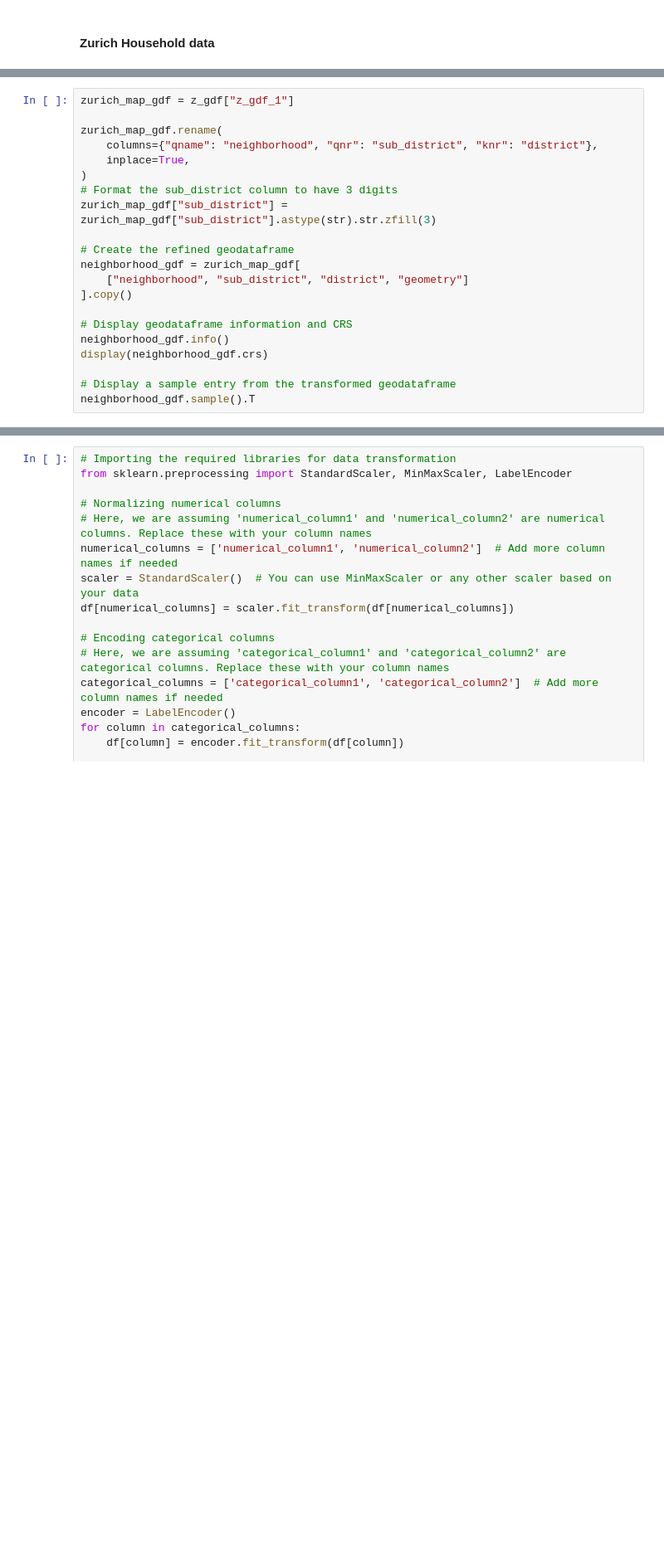
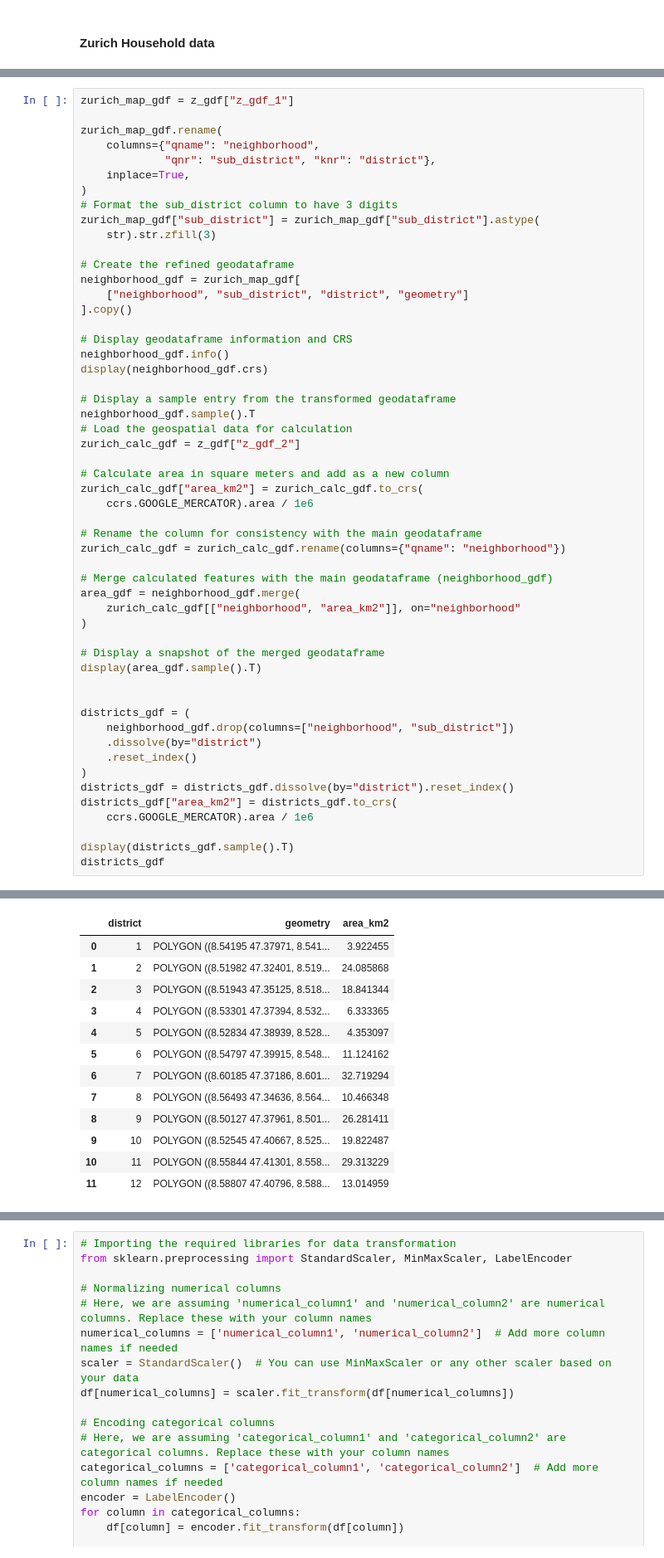
Before and after one commit to jonnross88/WhoLetThePuppiesIn, a Jupyter notebook: notebooks/02_data_wrangling.ipynb, the cells around one changed output, grey strips where cells are left out. Shown: that part at 83% size. Drawn from its saved outputs; the diff is of its cells as text; blank space fills up the shorter version.

```diff
--- a/notebooks/02_data_wrangling.ipynb
+++ b/notebooks/02_data_wrangling.ipynb
@@ -300,11 +490,13 @@ The result is a streamlined `neighborhood_gdf`, offering a clear and structured
 zurich_map_gdf = z_gdf["z_gdf_1"]
 
 zurich_map_gdf.rename(
-    columns={"qname": "neighborhood", "qnr": "sub_district", "knr": "district"},
+    columns={"qname": "neighborhood",
+             "qnr": "sub_district", "knr": "district"},
     inplace=True,
 )
 # Format the sub_district column to have 3 digits
-zurich_map_gdf["sub_district"] = zurich_map_gdf["sub_district"].astype(str).str.zfill(3)
+zurich_map_gdf["sub_district"] = zurich_map_gdf["sub_district"].astype(
+    str).str.zfill(3)
 
 # Create the refined geodataframe
 neighborhood_gdf = zurich_map_gdf[
@@ -317,3 +509,34 @@ display(neighborhood_gdf.crs)
 
 # Display a sample entry from the transformed geodataframe
 neighborhood_gdf.sample().T
+# Load the geospatial data for calculation
+zurich_calc_gdf = z_gdf["z_gdf_2"]
+
+# Calculate area in square meters and add as a new column
+zurich_calc_gdf["area_km2"] = zurich_calc_gdf.to_crs(
+    ccrs.GOOGLE_MERCATOR).area / 1e6
+
+# Rename the column for consistency with the main geodataframe
+zurich_calc_gdf = zurich_calc_gdf.rename(columns={"qname": "neighborhood"})
+
+# Merge calculated features with the main geodataframe (neighborhood_gdf)
+area_gdf = neighborhood_gdf.merge(
+    zurich_calc_gdf[["neighborhood", "area_km2"]], on="neighborhood"
+)
+
+# Display a snapshot of the merged geodataframe
+display(area_gdf.sample().T)
+
+
+districts_gdf = (
+    neighborhood_gdf.drop(columns=["neighborhood", "sub_district"])
+    .dissolve(by="district")
+    .reset_index()
+)
+districts_gdf = districts_gdf.dissolve(by="district").reset_index()
+districts_gdf["area_km2"] = districts_gdf.to_crs(
+    ccrs.GOOGLE_MERCATOR).area / 1e6
+
+display(districts_gdf.sample().T)
+districts_gdf
+# %% [output]
@@ -319,0 +574,13 @@ neighborhood_gdf.sample().T
+|  | district | geometry | area_km2 |
+| 0 | 1 | POLYGON ((8.54195 47.37971, 8.541... | 3.922455 |
+| 1 | 2 | POLYGON ((8.51982 47.32401, 8.519... | 24.085868 |
+| 2 | 3 | POLYGON ((8.51943 47.35125, 8.518... | 18.841344 |
+| 3 | 4 | POLYGON ((8.53301 47.37394, 8.532... | 6.333365 |
+| 4 | 5 | POLYGON ((8.52834 47.38939, 8.528... | 4.353097 |
+| 5 | 6 | POLYGON ((8.54797 47.39915, 8.548... | 11.124162 |
+| 6 | 7 | POLYGON ((8.60185 47.37186, 8.601... | 32.719294 |
+| 7 | 8 | POLYGON ((8.56493 47.34636, 8.564... | 10.466348 |
+| 8 | 9 | POLYGON ((8.50127 47.37961, 8.501... | 26.281411 |
+| 9 | 10 | POLYGON ((8.52545 47.40667, 8.525... | 19.822487 |
+| 10 | 11 | POLYGON ((8.55844 47.41301, 8.558... | 29.313229 |
+| 11 | 12 | POLYGON ((8.58807 47.40796, 8.588... | 13.014959 |
```
Also changed, not shown: parts of 38 cells of this notebook, 2 other files.
